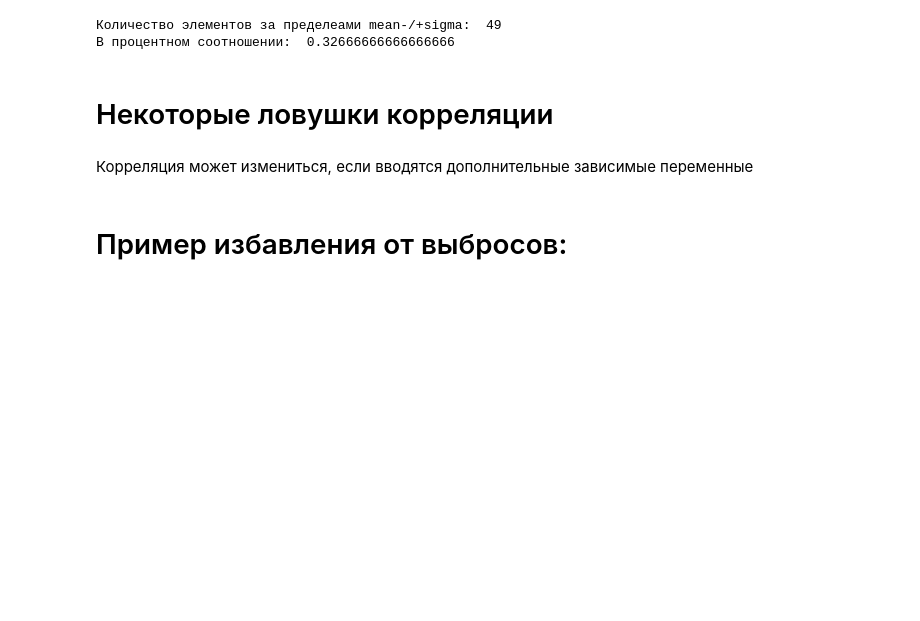
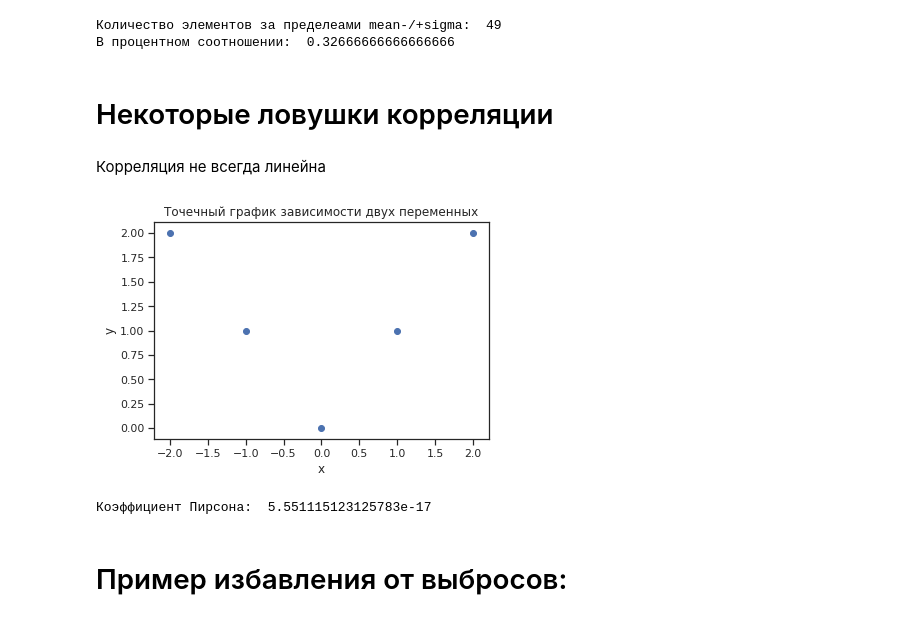
Before and after one commit to SIzrantsev/netology_statistics, a Jupyter notebook: lecture_2.ipynb, the cells around one changed output. Saved outputs shown, nothing was run; the diff lists cells and outputs as text; code cells hidden in the pictures; blank space fills up the shorter version.

```diff
--- a/lecture_2.ipynb
+++ b/lecture_2.ipynb
@@ -232,8 +363,23 @@ print('В процентном соотношении: ', count_all/len(sepal_wi
 В процентном соотношении:  0.32666666666666666
 # %% [markdown]
 # Некоторые ловушки корреляции
-# %% [markdown]
-Корреляция может измениться, если вводятся дополнительные зависимые переменные
+# %% [markdown]
+Корреляция не всегда линейна
+# %%
+x = [-2,-1,0,1,2]
+y = [2,1,0,1,2]
+plt.scatter(x,y)
+plt.title('Точечный график зависимости двух переменных')
+plt.xlabel('x')
+plt.ylabel('y')
+plt.show()
+# %% [output]
+[figure, added]
+# %%
+corr, p_value = pearsonr(x, y)
+print('Коэффициент Пирсона: ', corr)
+# %% [output]
+Коэффициент Пирсона:  5.551115123125783e-17
 # %% [markdown]
 # Пример избавления от выбросов:
 # %%
```
Also changed, not shown: parts of 22 cells of this notebook.
